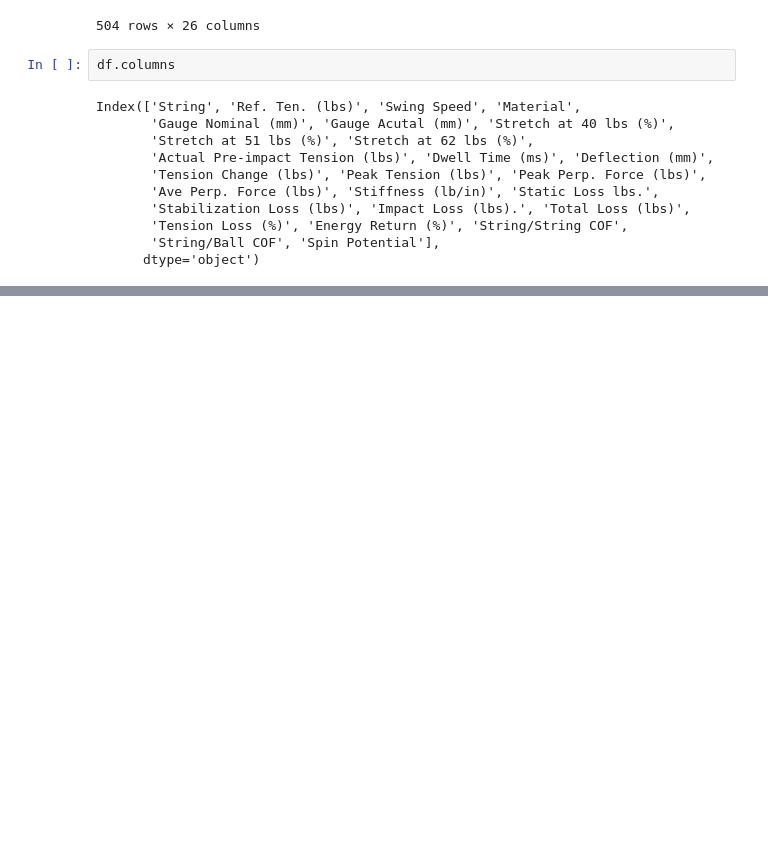
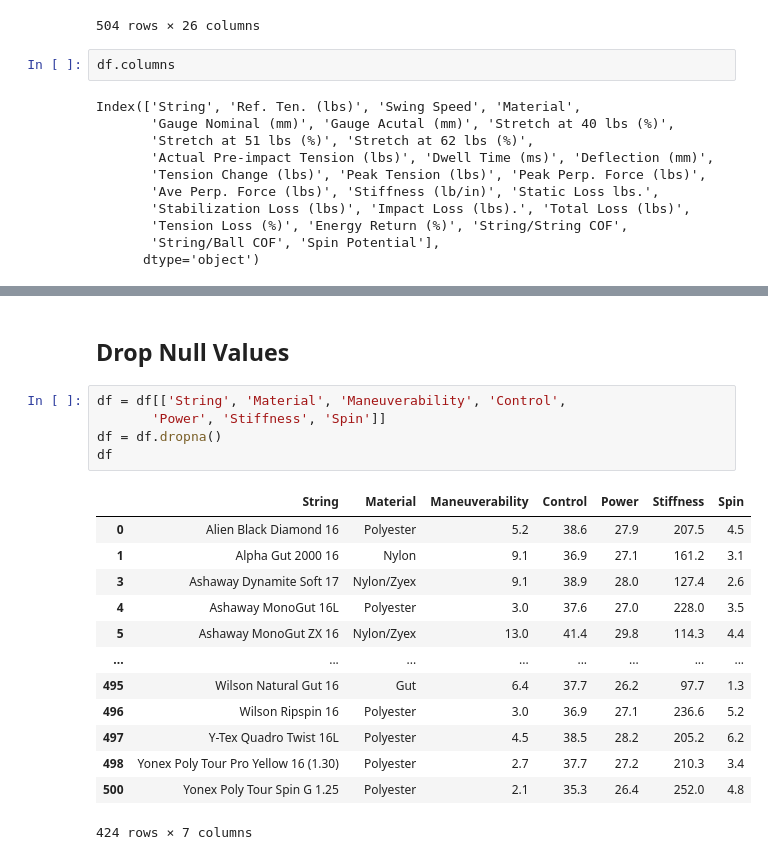
Before and after one commit to stefanperkovic/Racquet-Recommender, a Jupyter notebook: strings.ipynb, the cells around one changed output, grey strips where cells are left out. Drawn from its saved outputs; the diff is of its cells as text; blank space fills up the shorter version.

```diff
--- a/strings.ipynb
+++ b/strings.ipynb
@@ -50,0 +75,21 @@ df = df[['String', 'Swing Speed', 'Material',
+# %% [markdown]
+## Drop Null Values
+# %%
+df = df[['String', 'Material', 'Maneuverability', 'Control',
+       'Power', 'Stiffness', 'Spin']]
+df = df.dropna()
+df
+# %% [output]
+|  | String | Material | Maneuverability | Control | Power | Stiffness | Spin |
+| 0 | Alien Black Diamond 16 | Polyester | 5.2 | 38.6 | 27.9 | 207.5 | 4.5 |
+| 1 | Alpha Gut 2000 16 | Nylon | 9.1 | 36.9 | 27.1 | 161.2 | 3.1 |
+| 3 | Ashaway Dynamite Soft 17 | Nylon/Zyex | 9.1 | 38.9 | 28.0 | 127.4 | 2.6 |
+| 4 | Ashaway MonoGut 16L | Polyester | 3.0 | 37.6 | 27.0 | 228.0 | 3.5 |
+| 5 | Ashaway MonoGut ZX 16 | Nylon/Zyex | 13.0 | 41.4 | 29.8 | 114.3 | 4.4 |
+| ... | ... | ... | ... | ... | ... | ... | ... |
+| 495 | Wilson Natural Gut 16 | Gut | 6.4 | 37.7 | 26.2 | 97.7 | 1.3 |
+| 496 | Wilson Ripspin 16 | Polyester | 3.0 | 36.9 | 27.1 | 236.6 | 5.2 |
+| 497 | Y-Tex Quadro Twist 16L | Polyester | 4.5 | 38.5 | 28.2 | 205.2 | 6.2 |
+| 498 | Yonex Poly Tour Pro Yellow 16 (1.30) | Polyester | 2.7 | 37.7 | 27.2 | 210.3 | 3.4 |
+| 500 | Yonex Poly Tour Spin G 1.25 | Polyester | 2.1 | 35.3 | 26.4 | 252.0 | 4.8 |
+424 rows × 7 columns
```
Also changed, not shown: parts of 14 cells of this notebook, 1 other file.
